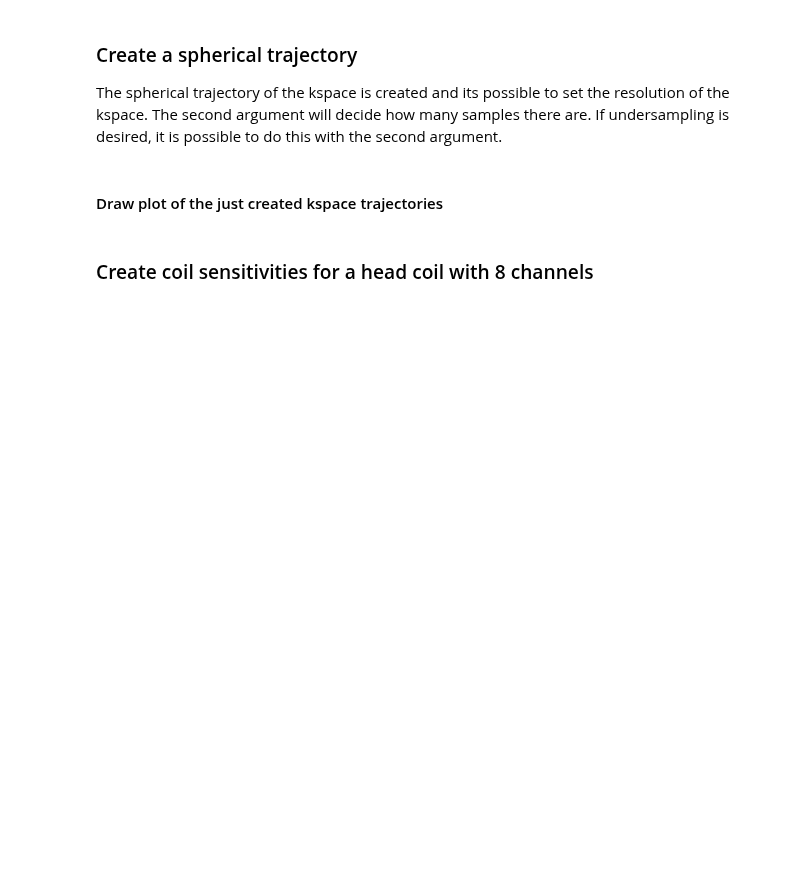
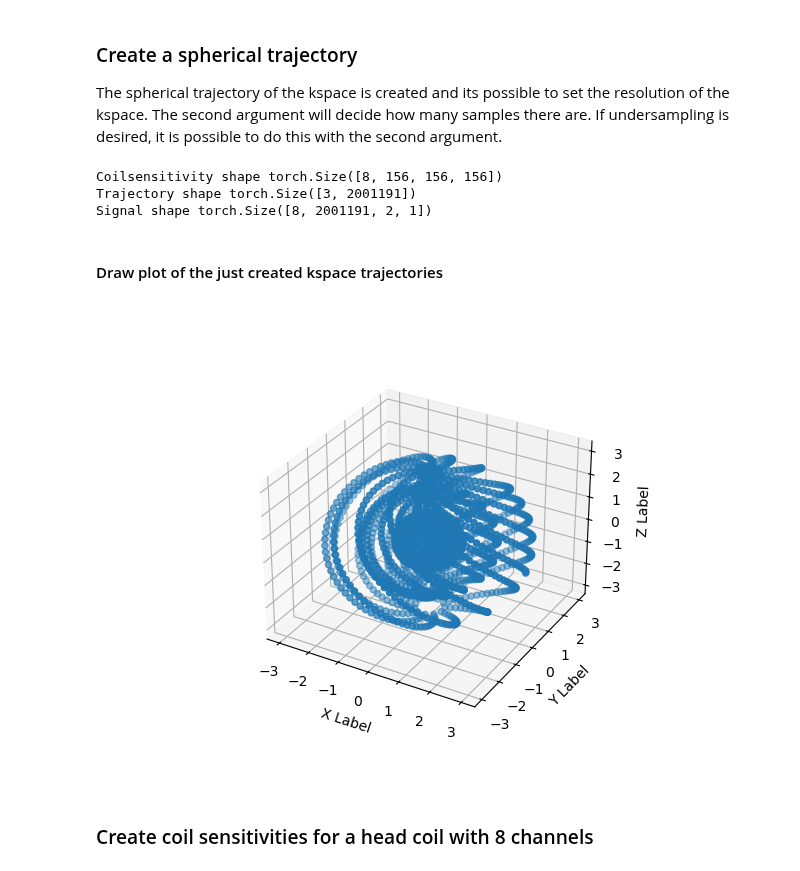
Before and after one commit to jumri-project/juart, a Jupyter notebook: examples/phantoms/numeric/phantom-3d-simulate-data.ipynb, the cells around one changed output. Cells and saved outputs as stored; diff of their text form; code cells hidden in the pictures; blank space fills up the shorter version.

```diff
--- a/examples/phantoms/numeric/phantom-3d-simulate-data.ipynb
+++ b/examples/phantoms/numeric/phantom-3d-simulate-data.ipynb
@@ -67,22 +93,44 @@ InteractiveFigure3D(
 ### Create a spherical trajectory
 The spherical trajectory of the kspace is created and its possible to set the resolution of the kspace. The second argument will decide how many samples there are. If undersampling is desired, it is possible to do this with the second argument.
 # %%
-k_unraveled = spherical_trajectory_3d(128, 128*4)
+number_points = nearest_fibonacci(128*128)
+#k_unraveled = spherical_trajectory_3d(128,number_points)
+
+data_path = "/home/jovyan/juart/examples/data/3DLiss_vd_preproc.h5"
+with h5py.File(data_path, "r") as f:
+
+    k = torch.from_numpy(f["k"][:])[..., None]
+    C = torch.from_numpy(f["coilsens"][:])
+    d = torch.from_numpy(f["d"][:])[..., None]
+
+    k = k [:,:,0,0]
+
+    print(f"Coilsensitivity shape {C.shape}")
+    print(f"Trajectory shape {k.shape}")
+    print(f"Signal shape {d.shape}")
+# %% [output]
+Coilsensitivity shape torch.Size([8, 156, 156, 156])
+Trajectory shape torch.Size([3, 2001191])
+Signal shape torch.Size([8, 2001191, 2, 1])
 # %% [markdown]
 #### Draw plot of the just created kspace trajectories
 # %%
 fig = plt.figure()
 ax = fig.add_subplot(projection="3d")
 
+index_end = 2000
+
 ax.scatter(
-    k_unraveled[0, -1, :],
-    k_unraveled[1, -1, :],
-    k_unraveled[2, -1, :],
+    k[0, :index_end],
+    k[1, :index_end],
+    k[2, :index_end],
 )
 
 ax.set_xlabel("X Label")
 ax.set_ylabel("Y Label")
 ax.set_zlabel("Z Label")
 
 plt.show()
+# %% [output]
+[figure, added]
 # %%
```
Also changed, not shown: parts of 15 cells of this notebook, 24 other files.
